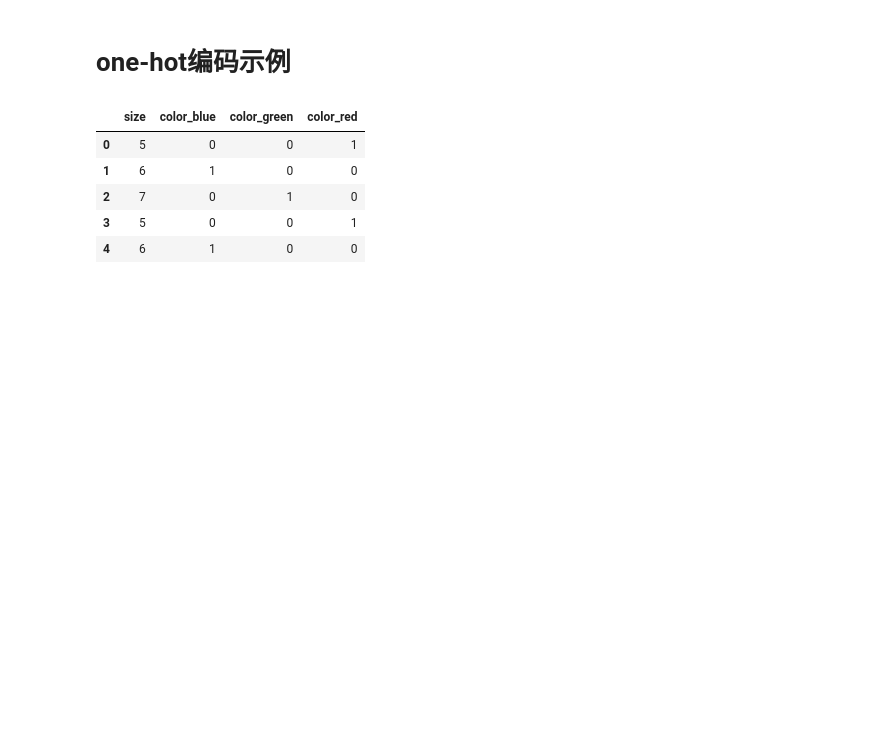
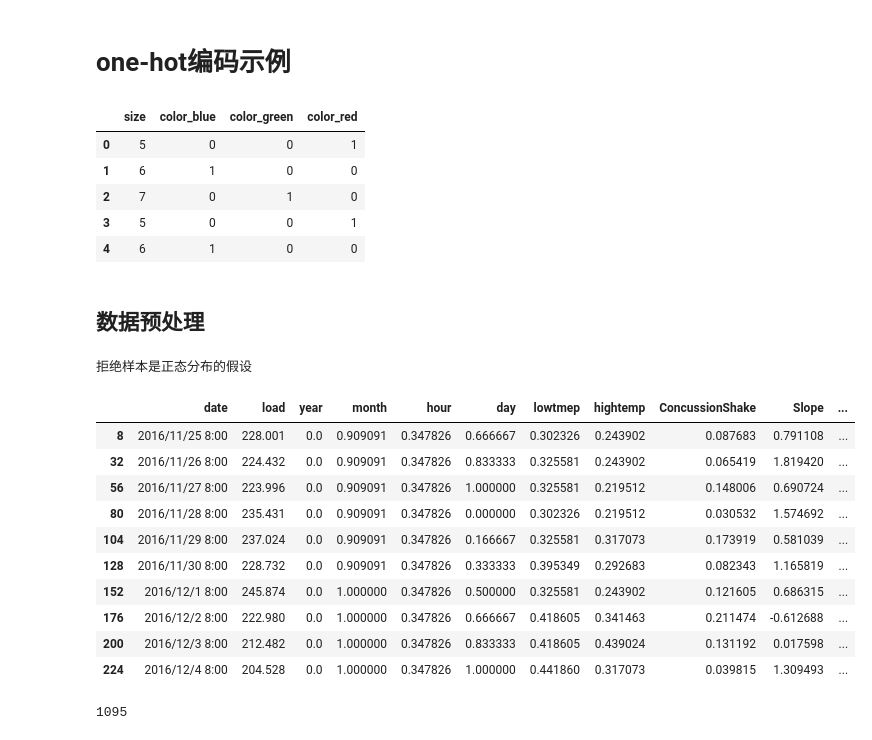
Before and after one commit to Luious-LYH/Time-forecast, a Jupyter notebook: code/3.时间序列分析之趋势判断.ipynb, the cells around one changed output. Cells and saved outputs as stored; diff of their text form; code cells hidden in the pictures; blank space fills up the shorter version.

Commit message:
数据预处理完成：选取一天时序数据计算四个新特征，数据规模缩小了24倍，数据规模有点少了

```diff
--- a/code/3.时间序列分析之趋势判断.ipynb
+++ b/code/3.时间序列分析之趋势判断.ipynb
@@ -176,3 +144,65 @@ df_encoded
 | 2 | 7 | 0 | 1 | 0 |
 | 3 | 5 | 0 | 0 | 1 |
 | 4 | 6 | 1 | 0 | 0 |
+# %% [markdown]
+## 数据预处理
+# %%
+import pandas as pd
+from scipy import stats
+
+df=pd.read_csv('../data/data.csv')
+k2, p = stats.normaltest(df['load']) #原假设H0：符合正态分布
+alpha = 0.05
+if p < alpha:  # null hypothesis: x comes from a normal distribution
+    print("拒绝样本是正态分布的假设")
+else:
+    print("不能拒绝正态分布的假设")
+# %% [output]
+拒绝样本是正态分布的假设
+# %%
+#选取每一天24个时刻的数据，并进行四个指标运算，得到四个结果列表，然后将最终结果存入一个新的dataframe中
+ConcussionShake,Slope,CoxStuart,Mk=[],[],[],[]
+for i in range(0,len(df)-24+1,24):
+    load=df[['load']][i:i+24]
+    #方案一：直接统计法 ：标识震荡的幅度，为1时表示单调，越小震荡越大越不规律
+    ConcussionShake.append(direct_statistic(load))
+    #方案二：斜率法 #正数：上升趋势，负数：下降趋势，0：平稳
+    Slope.append(trendline(load.index, load))
+    #方案三：Cox-Stuart趋势检验（要正态分布） #p_value小于0.05就是显著的，可以判断上升或者下降，大于0.05就是不显著的，默认判断为无趋势
+    CoxStuart.append(cos_staut(load))
+    #方案四：MK趋势检验 #不要求数据服从正态分布，但是要求数据是独立的
+    Mk.append(mk_test(load))
+# %%
+while(True):
+    try:
+        time = input('请输入想要预测的时间是每天几点(24h制)？：')
+        time = int(time)
+        if time < 0 or time > 23:
+            print("输入范围应为：0~23")
+            continue
+        break
+    except ValueError:
+        print("输入范围应为：0~23")
+
+df_new=df.iloc[time::24, :].copy() #第一个冒号省略是到剩下所有行，后面的冒号是取所有列
+df_new.loc[:, 'ConcussionShake'] = ConcussionShake
+df_new.loc[:, 'Slope'] = Slope
+df_new.loc[:, 'CoxStuart'] = CoxStuart
+df_new.loc[:, 'Mk'] = Mk
+df_new.head(10)
+# %% [output]
+|  | date | load | year | month | hour | day | lowtmep | hightemp | ConcussionShake | Slope | ... |
+| 8 | 2016/11/25 8:00 | 228.001 | 0.0 | 0.909091 | 0.347826 | 0.666667 | 0.302326 | 0.243902 | 0.087683 | 0.791108 | ... |
+| 32 | 2016/11/26 8:00 | 224.432 | 0.0 | 0.909091 | 0.347826 | 0.833333 | 0.325581 | 0.243902 | 0.065419 | 1.819420 | ... |
+| 56 | 2016/11/27 8:00 | 223.996 | 0.0 | 0.909091 | 0.347826 | 1.000000 | 0.325581 | 0.219512 | 0.148006 | 0.690724 | ... |
+| 80 | 2016/11/28 8:00 | 235.431 | 0.0 | 0.909091 | 0.347826 | 0.000000 | 0.302326 | 0.219512 | 0.030532 | 1.574692 | ... |
+| 104 | 2016/11/29 8:00 | 237.024 | 0.0 | 0.909091 | 0.347826 | 0.166667 | 0.325581 | 0.317073 | 0.173919 | 0.581039 | ... |
+| 128 | 2016/11/30 8:00 | 228.732 | 0.0 | 0.909091 | 0.347826 | 0.333333 | 0.395349 | 0.292683 | 0.082343 | 1.165819 | ... |
+| 152 | 2016/12/1 8:00 | 245.874 | 0.0 | 1.000000 | 0.347826 | 0.500000 | 0.325581 | 0.243902 | 0.121605 | 0.686315 | ... |
+| 176 | 2016/12/2 8:00 | 222.980 | 0.0 | 1.000000 | 0.347826 | 0.666667 | 0.418605 | 0.341463 | 0.211474 | -0.612688 | ... |
+| 200 | 2016/12/3 8:00 | 212.482 | 0.0 | 1.000000 | 0.347826 | 0.833333 | 0.418605 | 0.439024 | 0.131192 | 0.017598 | ... |
+| 224 | 2016/12/4 8:00 | 204.528 | 0.0 | 1.000000 | 0.347826 | 1.000000 | 0.441860 | 0.317073 | 0.039815 | 1.309493 | ... |
+# %%
+len(df_new)
+# %% [output]
+1095
```
Also changed, not shown: parts of 9 cells of this notebook, 2 other files.
